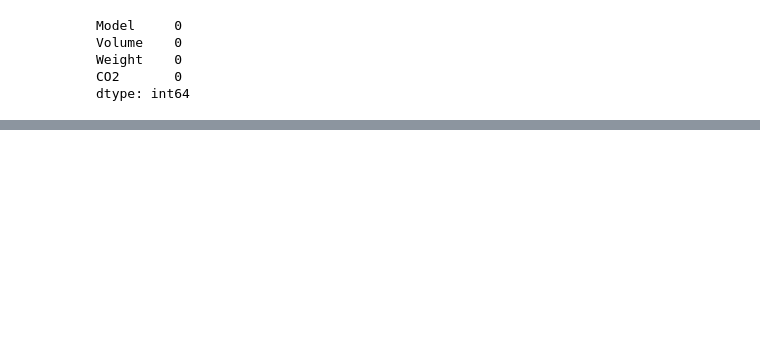
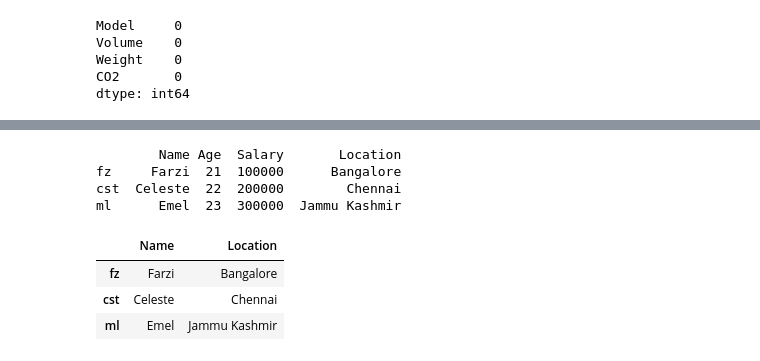
Before and after one commit to Farzinaayub/sem2nbeyond, a Jupyter notebook: pandasbasics.ipynb, the cells around one changed output, grey strips where cells are left out. Cells and saved outputs as stored; diff of their text form; code cells hidden in the pictures; blank space fills up the shorter version.

```diff
--- a/pandasbasics.ipynb
+++ b/pandasbasics.ipynb
@@ -174,0 +195,12 @@ dtype: int64
+# %%
+print(b)
+b.drop(['Salary','Age'],axis=1)
+# %% [output]
+        Name Age  Salary       Location
+fz     Farzi  21  100000      Bangalore
+cst  Celeste  22  200000        Chennai
+ml      Emel  23  300000  Jammu Kashmir
+|  | Name | Location |
+| fz | Farzi | Bangalore |
+| cst | Celeste | Chennai |
+| ml | Emel | Jammu Kashmir |
```
Also changed, not shown: parts of 3 cells of this notebook.
